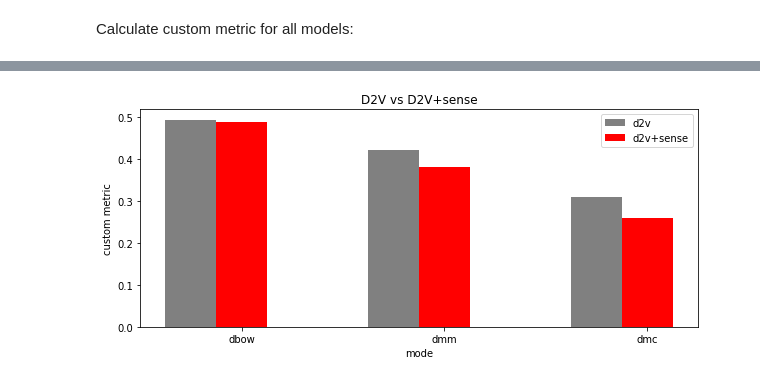
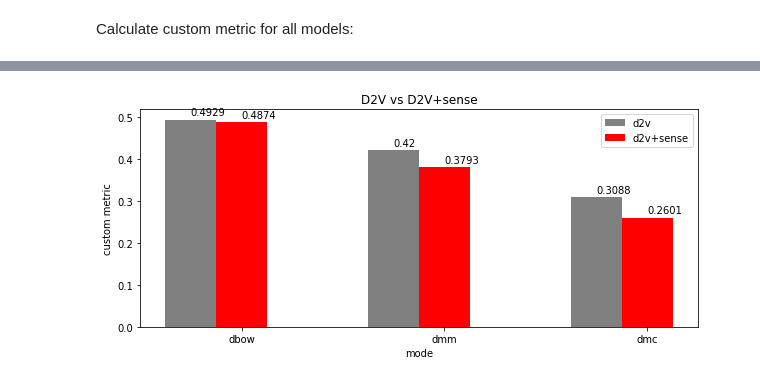
Before and after one commit to id202163027/sense2vec, a Jupyter notebook: d2v_with_sense_test.ipynb, the cells around one changed output, grey strips where cells are left out. Drawn from its saved outputs; the diff is of its cells as text; code cells hidden in the pictures.

Commit message:
Edit bar chart

```diff
--- a/d2v_with_sense_test.ipynb
+++ b/d2v_with_sense_test.ipynb
@@ -148,28 +148,33 @@ rate:  0.2600596780632371
 # %%
 import numpy as np
 import matplotlib.pyplot as plt
 
 barWidth = 0.25
 fig = plt.subplots(figsize =(10, 4))
 
 d2v = [0.4929,0.4200,0.3088]
 d2v_sense = [0.4874,0.3793,0.2601]
 
 br1 = np.arange(len(d2v))
 br2 = [x + barWidth for x in br1]
 
 plt.bar(br1, d2v, color ='grey', width = barWidth, label ='d2v')
 plt.bar(br2, d2v_sense, color ='r', width = barWidth, label ='d2v+sense')
 
 plt.xlabel('mode')
 plt.ylabel('custom metric')
 plt.xticks([r + barWidth for r in range(len(d2v))],['dbow', 'dmm', 'dmc'])
 #plt.ylim([0.3, 0.6])
 
+for i in range(len(d2v)):
+    plt.text(i,d2v[i]+.01,d2v[i])
+for i in range(len(d2v_sense)):
+    plt.text(i+ barWidth,d2v_sense[i]+.01,d2v_sense[i])
+
 plt.title('D2V vs D2V+sense')
 plt.legend()
 plt.show()
 # %% [output]
-[figure, old version]
+[figure, new version]
 # %%
 !rm -rf 'models'
```
